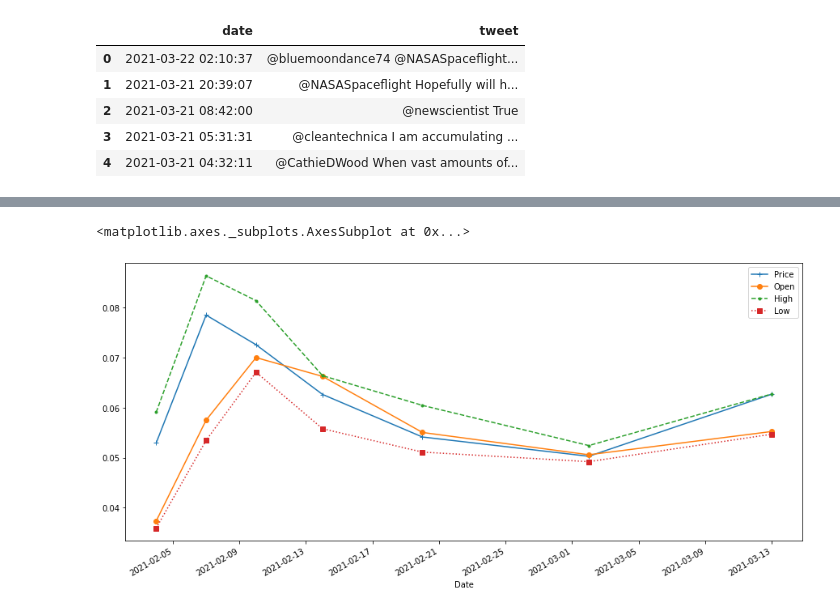
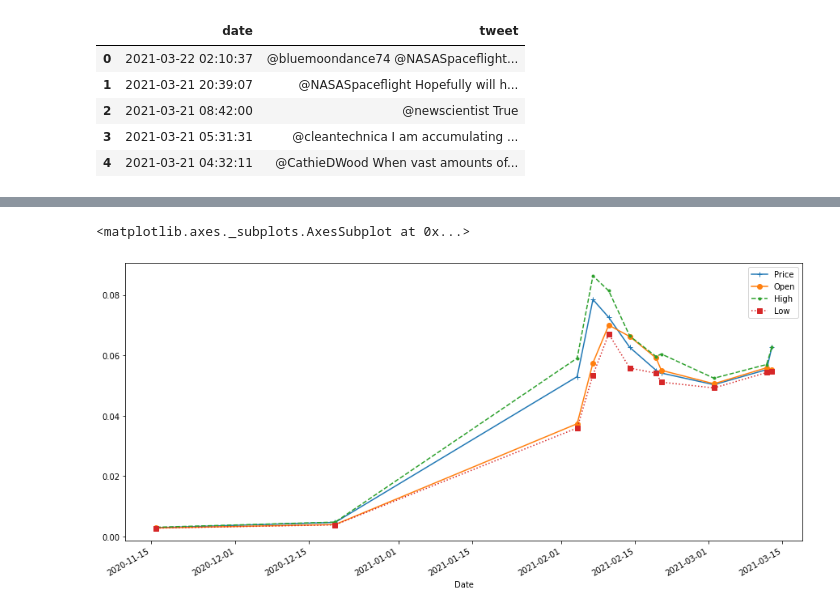
Before and after one commit to rodincode/CryptoTweets, a Jupyter notebook: CryptoTweets.ipynb, the cells around one changed output, grey strips where cells are left out. Drawn from its saved outputs; the diff is of its cells as text; code cells hidden in the pictures.

```diff
--- a/CryptoTweets.ipynb
+++ b/CryptoTweets.ipynb
@@ -2,7 +2,13 @@
 <a href="https://colab.research.google.com/github/rodincode/CryptoTweets/blob/main/CryptoTweets.ipynb" target="_parent"><img src="https://colab.research.google.com/assets/colab-badge.svg" alt="Open In Colab"/></a>
 # %%
 import pandas as pd
-df = pd.read_csv("https://raw.githubusercontent.com/rodincode/CryptoTweets/main/Dogecoin%20Historical%20Data%20-%20Investing.com%20India.csv",index_col="Date",parse_dates=['Date'])
-df = df.drop(columns=["Vol."])
-df.head()
+dfd = pd.read_csv("https://raw.githubusercontent.com/rodincode/CryptoTweets/main/Dogecoin%20Historical%20Data%20-%20Investing.com%20India.csv",index_col="Date",parse_dates=['Date'])
+dfd = dfd.drop(columns=["Vol."])
+dfb = pd.read_csv("https://raw.githubusercontent.com/rodincode/CryptoTweets/main/Bitcoin%20Historical%20Data%20-%20Investing.com%20India.csv",index_col = "Date",parse_dates = ["Date"])
+dfb = dfb.drop(columns=["Vol.","Change %"])
+# if you want to operate on multiple columns, put them in a list like so:
+dfb.replace(',','', regex=True, inplace=True)
+dfb = dfb.astype(float)
+dfd.head()
+dfb.head()
 # %% [output]
@@ -42,7 +60,7 @@ dft2.head()  #2010-06-04 till 2021-03-22
 | 3 | 2021-03-21 05:31:31 | @cleantechnica I am accumulating ... |
 | 4 | 2021-03-21 04:32:11 | @CathieDWood When vast amounts of... |
 # %%
-dogedf = dft2[dft2['tweet'].str.contains("Dogecoin|dogecoin|DOGECOIN|DogeCoin")]
+dogedf = dft2[dft2['tweet'].str.contains("Dogecoin|dogecoin|DOGECOIN|DogeCoin|BitCoin|bitcoin|BITCOIN|Bitcoin")]
 dogedf
 # %% [output]
 |  | date | tweet |
@@ -97,0 +108,3 @@ cryptweets
+# %%
+cryptweets1 = dfd[dfd.index.isin(dogedates)]
+cryptweets1
@@ -98,5 +142,5 @@ cryptweets
 # %%
-cryptweets.plot(style=['+-','o-','.--','s:',".-"],figsize=(15,7))
+cryptweets1.plot(style=['+-','o-','.--','s:',".-"],figsize=(15,7))
 # %% [output]
 <matplotlib.axes._subplots.AxesSubplot at 0x...>
-[figure, old version]
+[figure, new version]
```
Also changed, not shown: parts of 14 cells of this notebook.
